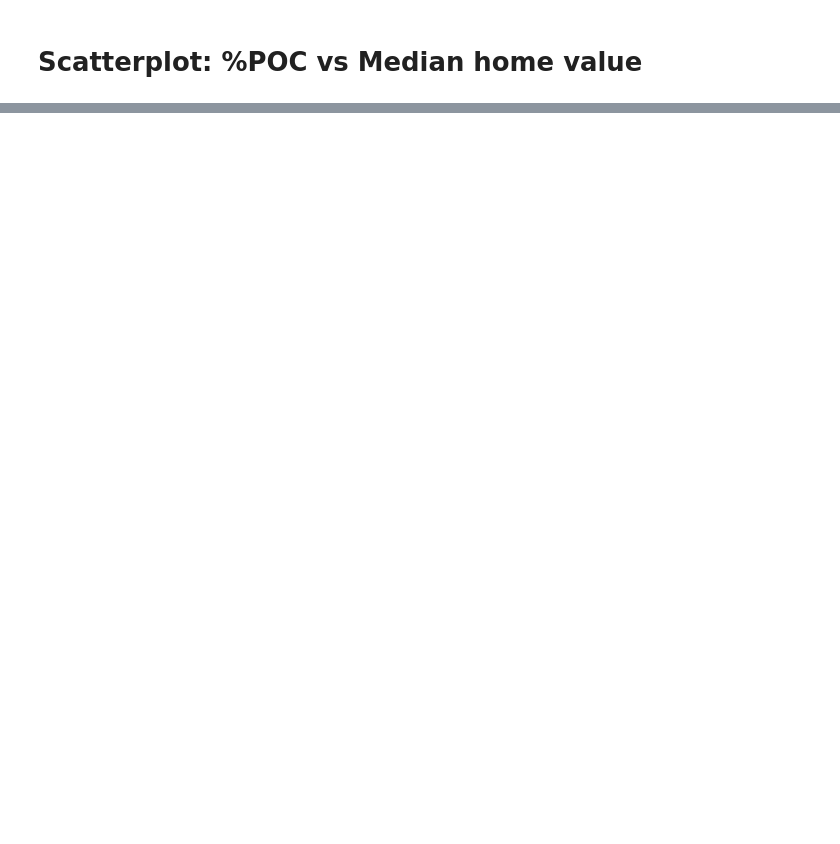
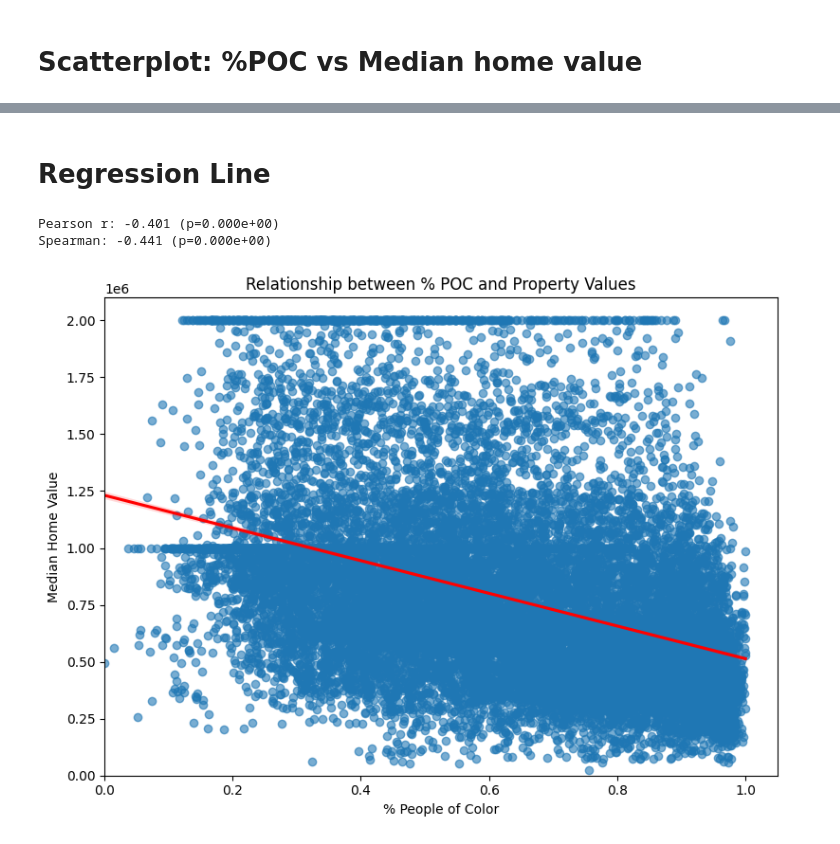
Before and after one commit to UCB-stat-159-f25/final-group10, a Jupyter notebook: ACSdataPlots.ipynb, the cells around one changed output, grey strips where cells are left out. Cells and saved outputs as stored; diff of their text form; code cells hidden in the pictures; blank space fills up the shorter version.

```diff
--- a/ACSdataPlots.ipynb
+++ b/ACSdataPlots.ipynb
@@ -306,0 +264,45 @@ plt.show()
+# %% [markdown]
+# Regression Line
+# %%
+cols = [
+    "pct_poc",              # % people of color
+    "median_home_value"     # property value
+]
+
+sub = acs[cols].copy()
+
+# drop missing or invalid values
+sub = sub.dropna()
+# %%
+from scipy.stats import pearsonr, spearmanr
+
+x = sub["pct_poc"]
+y = sub["median_home_value"]
+
+pearson_r, pearson_p = pearsonr(x, y)
+spearman_r, spearman_p = spearmanr(x, y)
+
+print(f"Pearson r: {pearson_r:.3f} (p={pearson_p:.3e})")
+print(f"Spearman: {spearman_r:.3f} (p={spearman_p:.3e})")
+# %% [output]
+Pearson r: -0.401 (p=0.000e+00)
+Spearman: -0.441 (p=0.000e+00)
+# %%
+plt.figure(figsize=(8, 6))
+sns.regplot(
+    data=sub,
+    x="pct_poc",
+    y="median_home_value",
+    scatter_kws={"alpha": 0.6},
+    line_kws={"color": "red"}
+)
+
+plt.title("Relationship between % POC and Property Values")
+plt.xlabel("% People of Color")
+plt.ylabel("Median Home Value")
+plt.xlim(0,1.05)
+plt.ylim(0,2100000)
+plt.tight_layout()
+plt.show()
+# %% [output]
+[figure, added]
```
Also changed, not shown: parts of 13 cells of this notebook.
